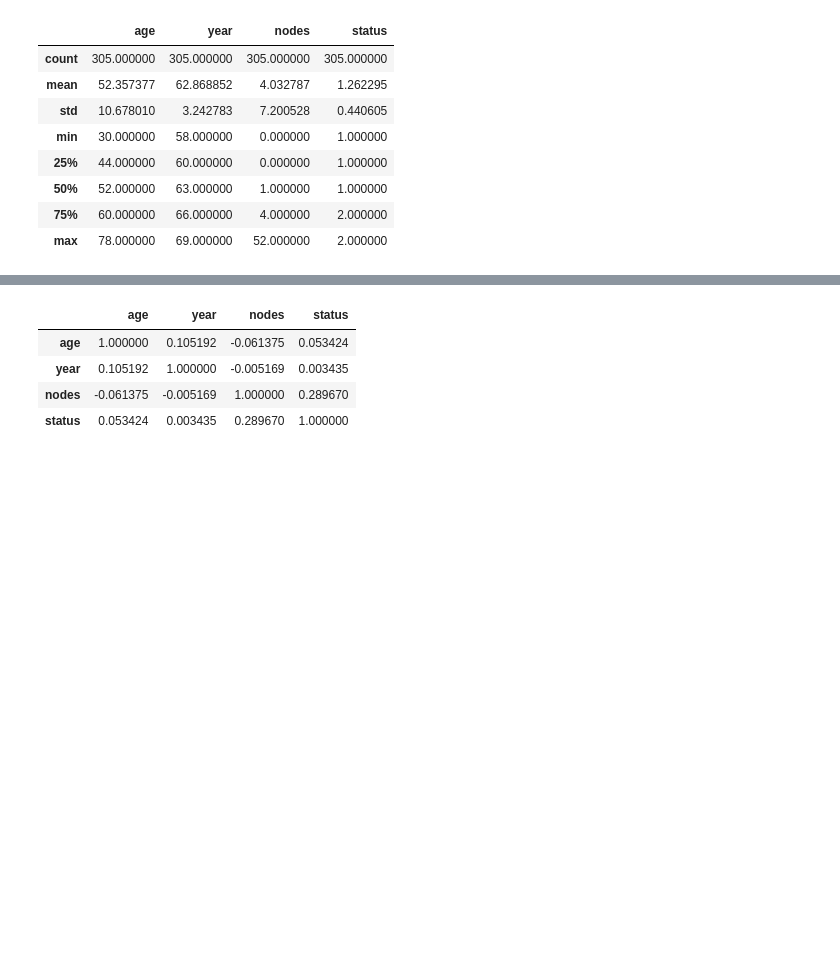
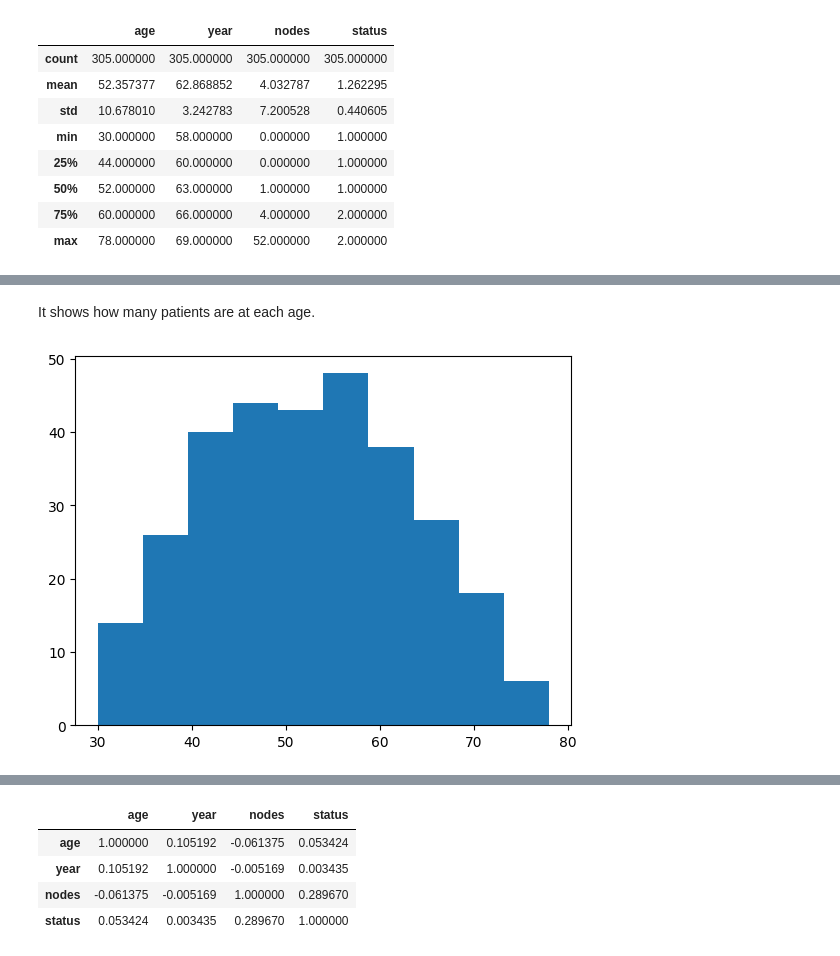
Before and after one commit to Wasima230Sultana/Haberman-analysis, a Jupyter notebook: habermanData.ipynb, the cells around one changed output, grey strips where cells are left out. Cells and saved outputs as stored; diff of their text form; code cells hidden in the pictures; blank space fills up the shorter version.

```diff
--- a/habermanData.ipynb
+++ b/habermanData.ipynb
@@ -65,0 +82,7 @@ df.describe()
+# %% [markdown]
+<p>It shows how many patients are at each age.</p>
+# %%
+plt.hist(df['age'])
+plt.show()
+# %% [output]
+[figure, added]
```
Also changed, not shown: parts of 17 cells of this notebook.
